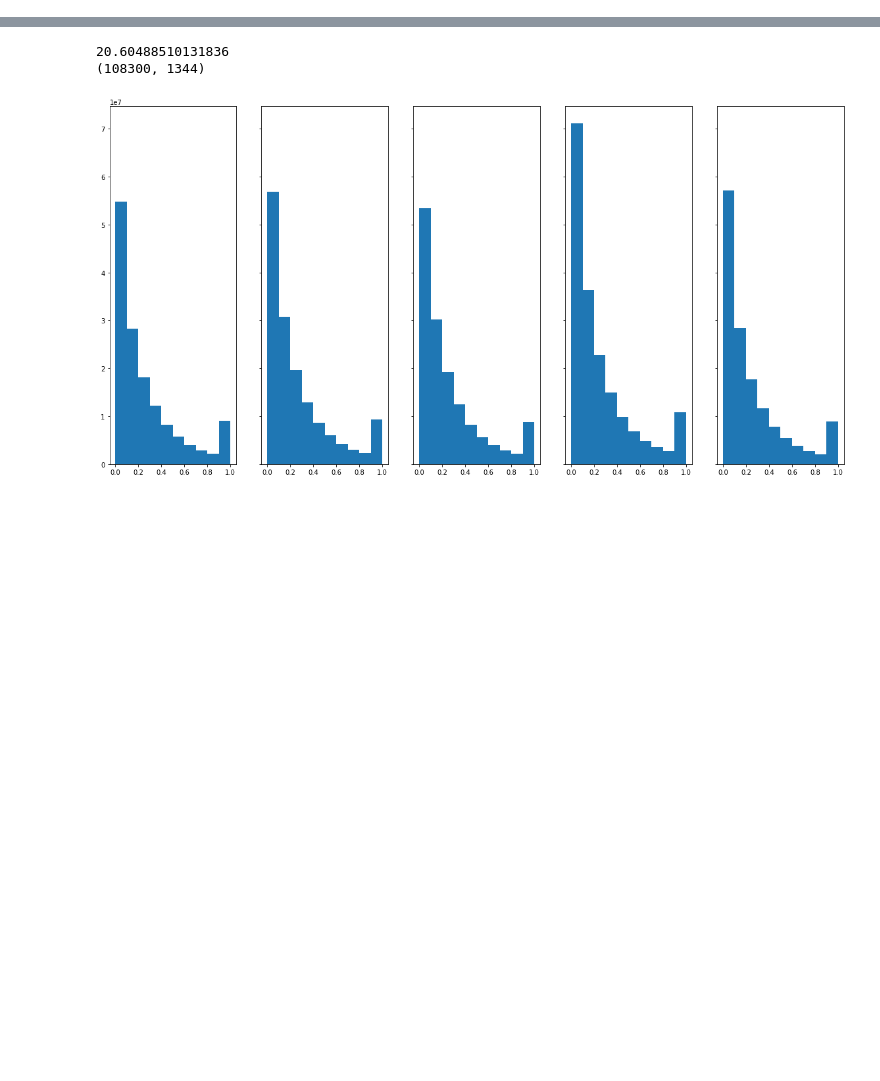
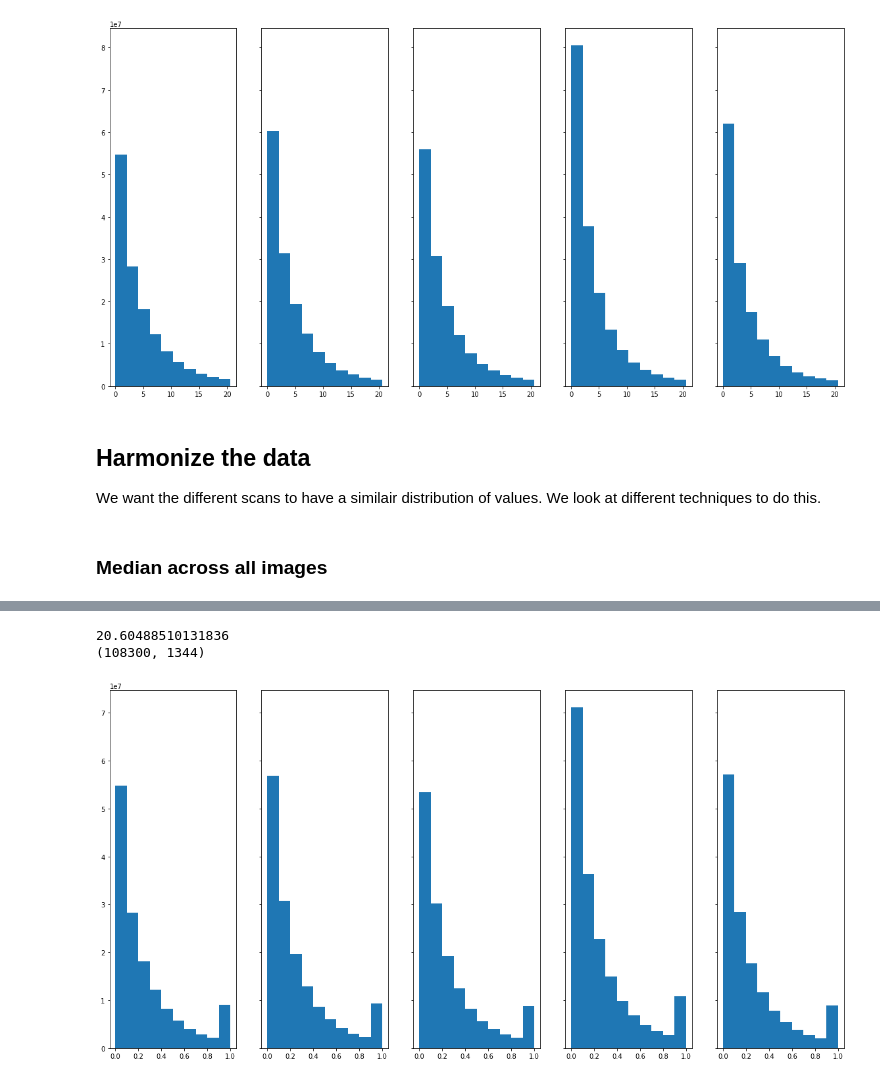
Before and after one commit to GewoonMaarten/spherical-dmri-conv, a Jupyter notebook: notebooks/data_preprocessing.ipynb, the cells around one changed output, grey strips where cells are left out. Drawn from its saved outputs; the diff is of its cells as text; code cells hidden in the pictures; blank space fills up the shorter version.

```diff
--- a/notebooks/data_preprocessing.ipynb
+++ b/notebooks/data_preprocessing.ipynb
@@ -149,0 +15,2 @@ fig.show()
+# %%
+logger = init_logger("preprocessing", log_level=10)
@@ -149,0 +41,10 @@ fig.show()
+# %%
+scans = list() # cannot be numpy array as scans are irregular shaped.
+for name in ["cdmri0011", "cdmri0012", "cdmri0013", "cdmri0014", "cdmri0015"]:
+    scan_f_img = str(Path(root_dir, name, img_file))
+    scan_f_msk = str(Path(root_dir, name, msk_file))
+    scan = np.transpose(apply_mask(imgs=scan_f_img, mask_img=scan_f_msk))
+
+    scans.append(scan)
+
+    logger.debug("Loaded scan with shape: %s", scan.shape)
@@ -149,0 +59,3 @@ fig.show()
+# %%
+max_data = np.percentile(scans[0].flatten(), 95)
+logger.info("95th percentile max: %f", max_data)
@@ -149,0 +64,11 @@ fig.show()
+# %%
+fig, axes = plt.subplots(1, 5, sharey=True, figsize=(20, 10))
+for i in range(5):
+    axes[i].hist(scans[i].flatten(), range=[0, max_data])
+# %% [output]
+[figure, added]
+# %% [markdown]
+## Harmonize the data
+We want the different scans to have a similair distribution of values. We look at different techniques to do this.
+# %% [markdown]
+### Median across all images
```
Also changed, not shown: parts of 81 cells of this notebook.
